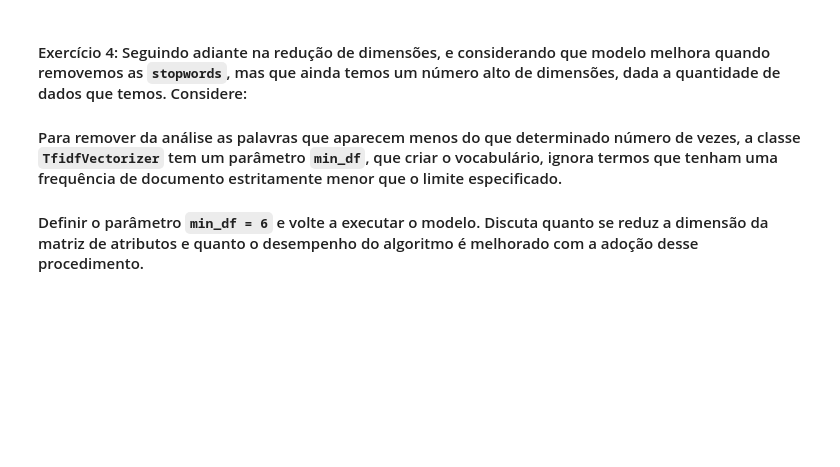
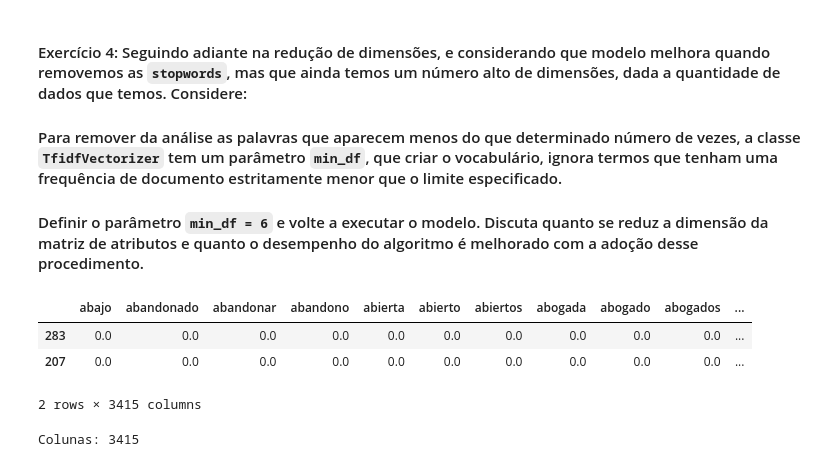
Before and after one commit to Fabiano23/digital_house, a Jupyter notebook: Módulo4/M4A57-DATA COMPRESSION II/M4A57-PRATICA_INDEPENDENTE_DATA COMPRESSION II.ipynb, the cells around one changed output. Drawn from its saved outputs; the diff is of its cells as text; code cells hidden in the pictures; blank space fills up the shorter version.

```diff
--- a/Módulo4/M4A57-DATA COMPRESSION II/M4A57-PRATICA_INDEPENDENTE_DATA COMPRESSION II.ipynb
+++ b/Módulo4/M4A57-DATA COMPRESSION II/M4A57-PRATICA_INDEPENDENTE_DATA COMPRESSION II.ipynb
@@ -231,3 +233,9 @@ O modelo não teve uma acurácia (76%) e predições tão ruins quanto era de se
 #### Faça uso da lista de `stopwords `, com palavras do idioma espanhol que não têm um peso semântico significativo para a redução da dimensionalidade. Treinem novamente o modelo, removendo as `stopwords` contidas no arquivo "stopwords.csv".
 
 #### Discuta o que acontece com o número de dimensões da matriz de atributos e o que acontece com sua precisão.
+# %%
+#Stop Words em espanhol
+stop_words= get_stop_words('spanish')
+
+#Total stop words em espanhol
+len(stop_words)
@@ -239,0 +302,20 @@ O modelo não teve uma acurácia (76%) e predições tão ruins quanto era de se
+# %%
+#Variáveis/palavras preditoras
+x_tfidf= tfidf.transform(df['corpus'])
+
+#Passando preditoras para dataframe
+X= pd.DataFrame(x_tfidf.toarray(), columns= tfidf.get_feature_names())
+
+#Variável resposta
+#y
+
+X.sample(2)
+# %% [output]
+|  | abajo | abandonado | abandonar | abandono | abierta | abierto | abiertos | abogada | abogado | abogados | ... |
+| 283 | 0.0 | 0.0 | 0.0 | 0.0 | 0.0 | 0.0 | 0.0 | 0.0 | 0.0 | 0.0 | ... |
+| 207 | 0.0 | 0.0 | 0.0 | 0.0 | 0.0 | 0.0 | 0.0 | 0.0 | 0.0 | 0.0 | ... |
+2 rows × 3415 columns
+# %%
+print(f'Colunas: {X.shape[1]}')
+# %% [output]
+Colunas: 3415
```
Also changed, not shown: parts of 15 cells of this notebook.
